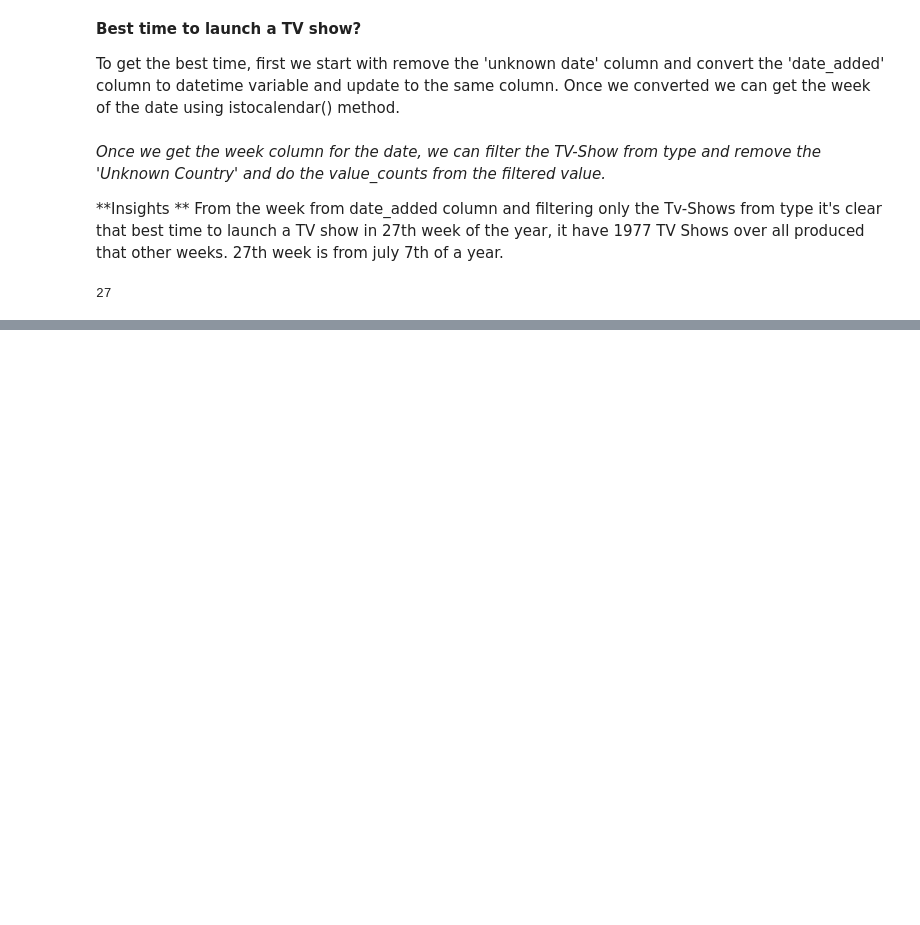
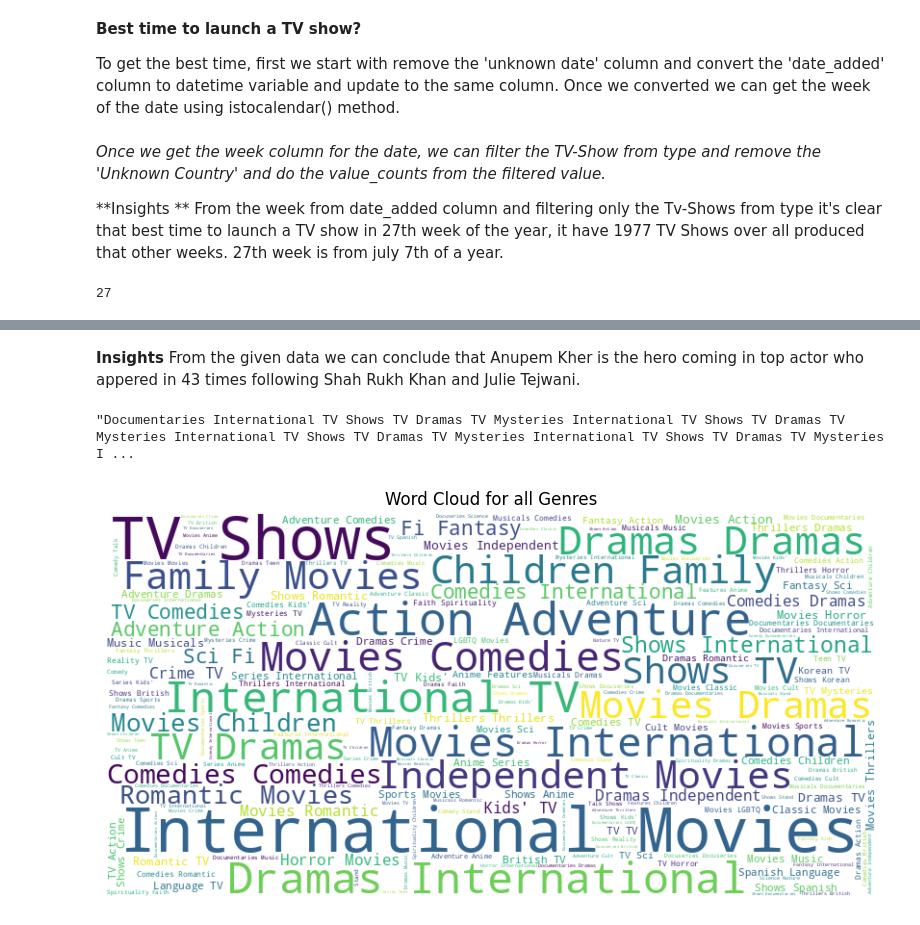
Before and after one commit to sanvasu/Netflix---Data-Exploration-and-Visualisation, a Jupyter notebook: Netflix_Casestudy.ipynb, the cells around one changed output, grey strips where cells are left out. Saved outputs shown, nothing was run; the diff lists cells and outputs as text; code cells hidden in the pictures; blank space fills up the shorter version.

```diff
--- a/Netflix_Casestudy.ipynb
+++ b/Netflix_Casestudy.ipynb
@@ -244,0 +257,5 @@ filter_tv_show_week.idxmax()
+# %%
+df['month'] = df['date_added'].dt.month
+filter_movie = df.loc[df['type'] == 'Movie']
+filter_movie_month = filter_movie['month'].value_counts().sort_index()
+filter_movie_month.idxmax().astype(int)
@@ -244,0 +266,5 @@ filter_tv_show_week.idxmax()
+# %%
+df['month'] = df['date_added'].dt.month
+filter_tv_show = df.loc[df['type'] == 'TV Show']
+filter_tvshow_month = filter_tv_show['month'].value_counts().sort_index()
+filter_tvshow_month.idxmax().astype(int)
@@ -244,0 +319,19 @@ filter_tv_show_week.idxmax()
+# %% [markdown]
+**Insights** From the given data we can conclude that Anupem Kher is the hero coming in top actor who appered in 43 times following Shah Rukh Khan and Julie Tejwani.
+# %%
+all_genres = ' '.join(df['listed_in'])
+all_genres
+# %% [output]
+"Documentaries International TV Shows TV Dramas TV Mysteries International TV Shows TV Dramas TV Mysteries International TV Shows TV Dramas TV Mysteries International TV Shows TV Dramas TV Mysteries I ...
+# %%
+from os import path
+from PIL import Image
+from wordcloud import WordCloud, STOPWORDS, ImageColorGenerator
+wordcloud = WordCloud(width=800, height=400, background_color='white').generate(all_genres)
+plt.figure(figsize=(15, 5))
+plt.imshow(wordcloud, interpolation='bilinear')
+plt.title('Word Cloud for all Genres')
+plt.axis('off')
+plt.show()
+# %% [output]
+[figure, added]
```
Also changed, not shown: parts of 11 cells of this notebook.
